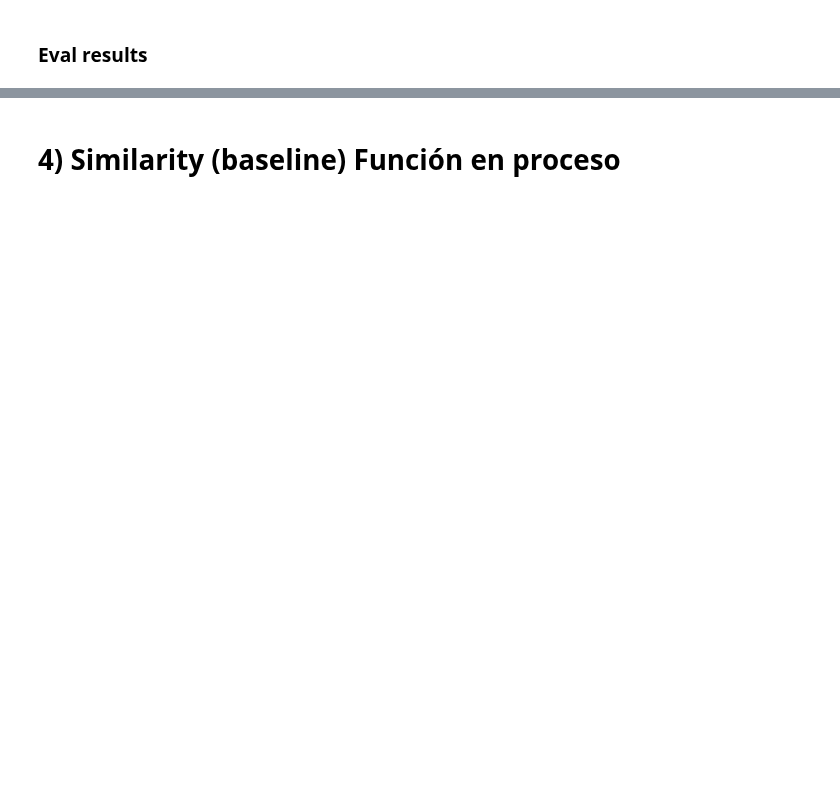
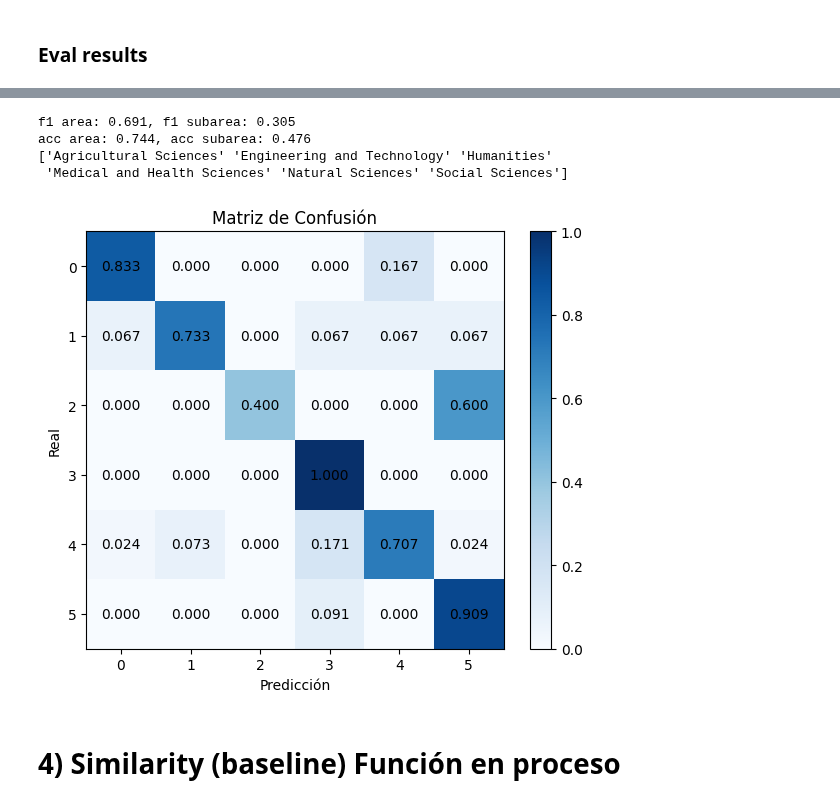
Before and after one commit to jitalo333/VRID_language_proyect, a Jupyter notebook: BERT/pipeline_notebooks/subarea_OCDE.ipynb, the cells around one changed output, grey strips where cells are left out. Cells and saved outputs as stored; diff of their text form; code cells hidden in the pictures; blank space fills up the shorter version.

Commit message:
se agrega subarea_hierarchical_classifier

```diff
--- a/BERT/pipeline_notebooks/subarea_OCDE.ipynb
+++ b/BERT/pipeline_notebooks/subarea_OCDE.ipynb
@@ -485,9 +519,10 @@ class subarea_hierarchical_classifier:
 # %%
 from utils.save_results import load_model
 
-area_ocde = ["Natural Sciences", "Engineering and Technology", "Social Sciences",
-                "Agricultural Sciences", "Humanities", "Medical and Health Sciences"]
-
+area_ocde = [
+    "Natural Sciences", "Engineering and Technology", "Medical and Health Sciences",
+    "Agricultural Sciences", "Social Sciences", "Humanities"
+]
 loaded_models = {}
 for area in area_ocde:
     area = area.replace(" ", "_")
@@ -508,7 +543,6 @@ Mejor modelo: SVC
 ### Subarea prediction
 # %%
 from utils.dataset import gen_dataset_select_cols
-from models.similarity import build_ocde_texts
 
 BASE_MODEL = "allenai/specter2_base"
 ADAPTER_NAME="allenai/specter2_classification"
@@ -523,13 +557,3 @@ X_test, y_test_sub, df_test= gen_dataset_select_cols(codes_test, df, cols = cols
 col_test = "area_ocde"
 _, y_test_area, _= gen_dataset_select_cols(codes_test, df, cols = cols,
                                                 test_col=col_test)
-
-#Build ocde texts
-ocde_keys, ocde_texts = build_ocde_texts(ocde_hierarchy)
-emb_ocde = embed_texts(ocde_texts, BASE_MODEL, ADAPTER_NAME)
-
-#Areas OCDE
-ocde_area = [
-    "Natural Sciences", "Engineering and Technology", "Medical and Health Sciences",
-    "Agricultural Sciences", "Social Sciences", "Humanities"
-]
@@ -542,7 +563,7 @@ ADAPTER_NAME="allenai/specter2_classification"
 
 #Predecir area y subarea OCDE
 shc = subarea_hierarchical_classifier(loaded_models, BASE_MODEL, ADAPTER_NAME, ocde_hierarchy)
-area, subarea = shc.predict_subarea_proba(X_test, emb_ocde, ocde_area, ocde_keys)
+area, subarea = shc.predict_subarea_proba(X_test)
 # %% [output]
 There are adapters available but none are activated for the forward pass.
 Modelo SPECTER2 cargado correctamente.
@@ -579,3 +574,47 @@ acc: 0.4336283185840708 0.2831858407079646
+# %%
+from sklearn.preprocessing import LabelEncoder
+from sklearn.metrics import f1_score, accuracy_score
+from models.similarity import build_ocde_texts
+from utils.visual import print_cm
+
+def eval_ocde_classifier(y_test_area, y_pred_area, y_test_subarea, y_pred_subarea):
+    #Evaluar resultados
+    le_area = LabelEncoder()
+    #Gen areas labels
+    y_test_area = le_area.fit_transform(y_test_area)
+    y_pred_area = le_area.transform(y_pred_area)
+    #Subarea
+    subareas_list = []
+    #Build ocde texts
+    ocde_keys, _ = build_ocde_texts(ocde_hierarchy)
+    #Gen subareas labels
+    for sub in ocde_keys:
+        subareas_list.append(sub[1])
+    le_sub  = LabelEncoder()
+    le_sub.fit(subareas_list)
+    y_test_subarea = le_sub.transform(y_test_subarea)
+    y_pred_subarea = le_sub.transform(y_pred_subarea)
+
+    #Compute f1-score
+    f1_area = f1_score(y_test_area, y_pred_area, average ="macro")
+    f1_sub = f1_score(y_test_subarea, y_pred_subarea, average ="macro")
+    print(f"f1 area: {f1_area:.3f}, f1 subarea: {f1_sub:.3f}")
+    #Compute acc
+    acc_area = accuracy_score(y_test_area, y_pred_area)
+    acc_sub = accuracy_score(y_test_subarea, y_pred_subarea)
+    print(f"acc area: {acc_area:.3f}, acc subarea: {acc_sub:.3f}")
+
+    #Print CM
+    print(le_area.classes_)
+    print_cm(y_test_area, y_pred_area)
+
+eval_ocde_classifier(y_test_area, area, y_test_sub, subarea)
+# %% [output]
+f1 area: 0.691, f1 subarea: 0.305
+acc area: 0.744, acc subarea: 0.476
+['Agricultural Sciences' 'Engineering and Technology' 'Humanities'
+ 'Medical and Health Sciences' 'Natural Sciences' 'Social Sciences']
+[figure, added]
 # %% [markdown]
 # 4) Similarity (baseline) Función en proceso
 # %%
```
Also changed, not shown: parts of 11 cells of this notebook, 1 other file.
